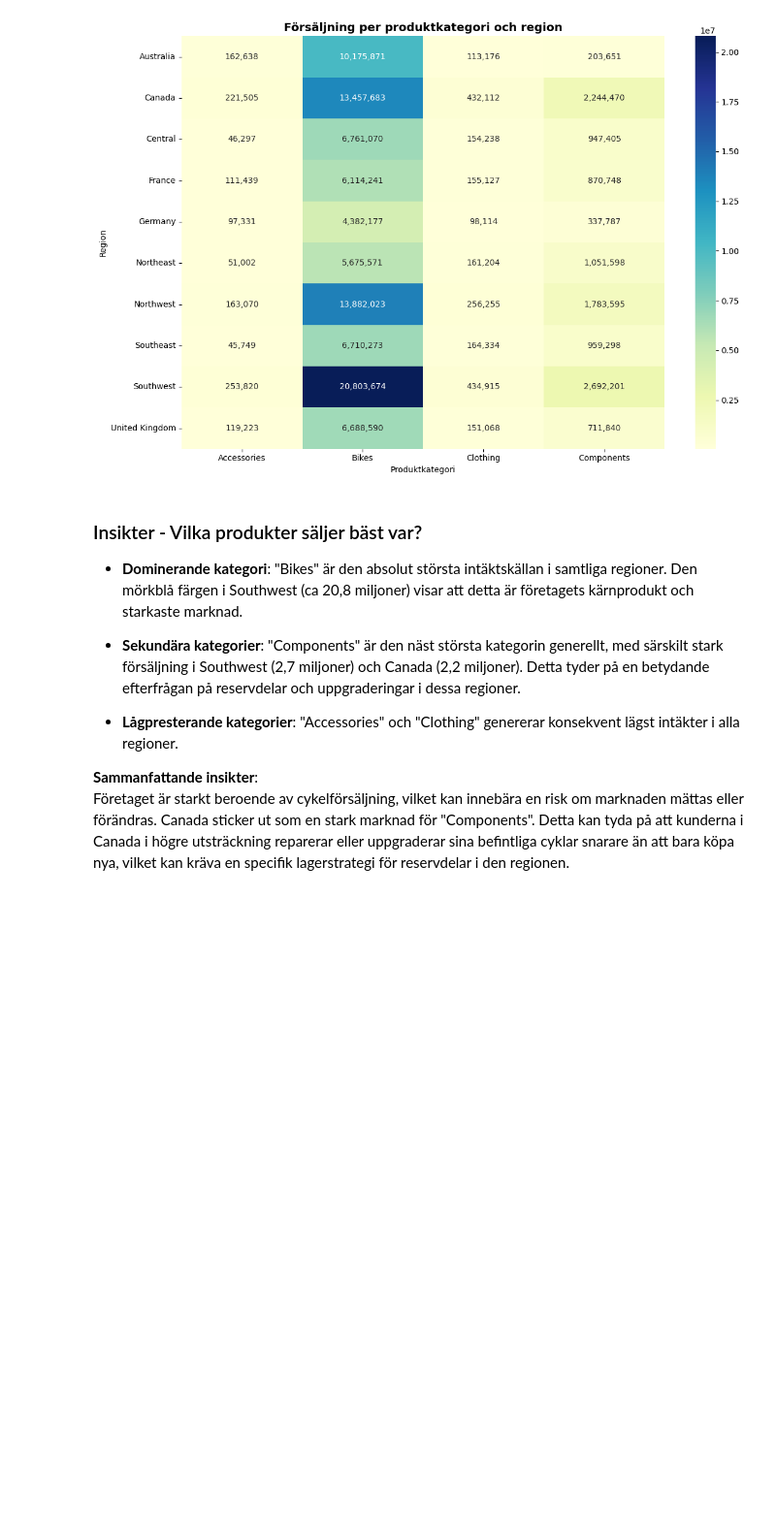
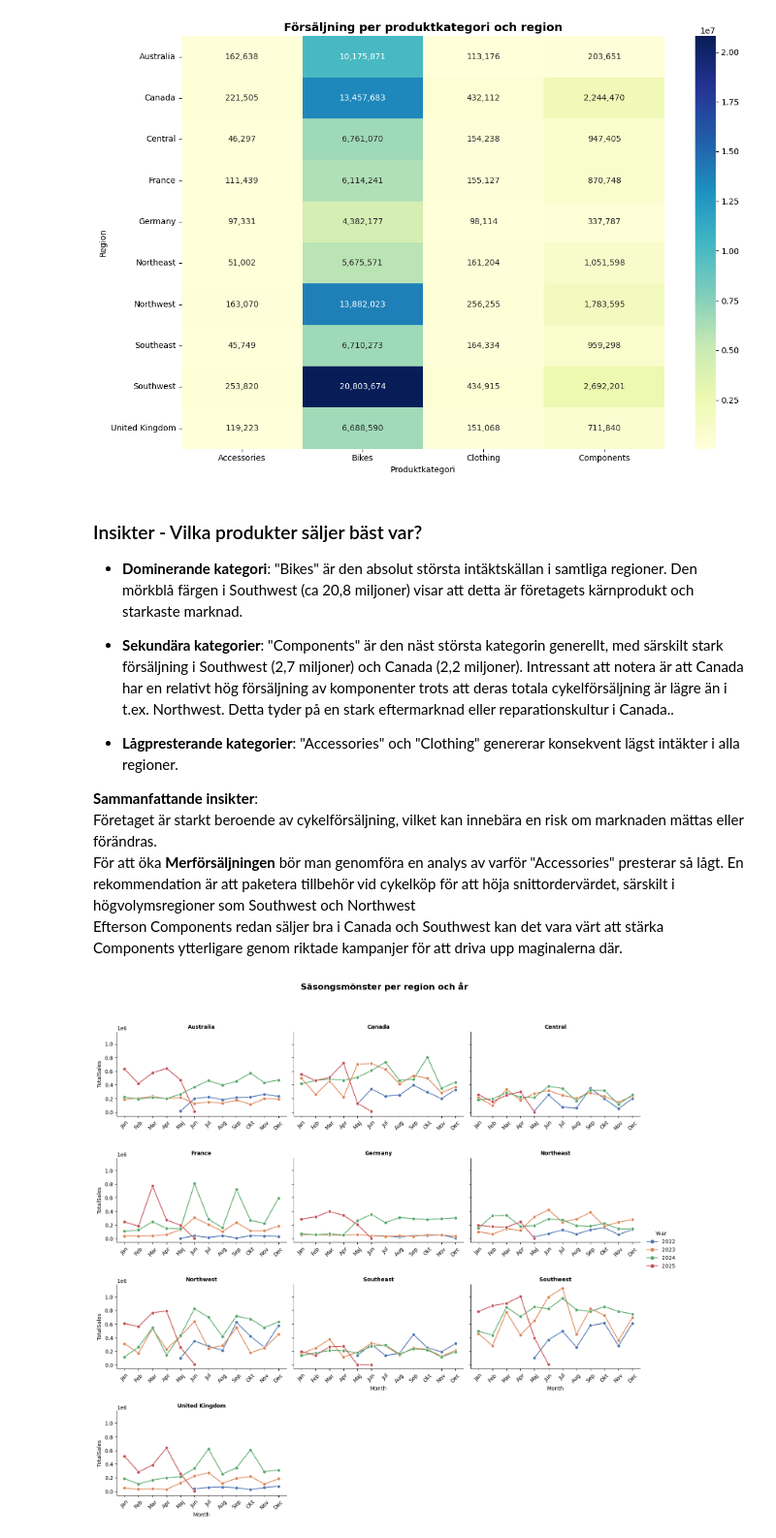
Before and after one commit to Shara-Hysen/adventureworks-sales-analysis-assignment, a Jupyter notebook: analysis.ipynb, the cells around one changed output. Shown at 97% size. Drawn from its saved outputs; the diff is of its cells as text; code cells hidden in the pictures; blank space fills up the shorter version.

```diff
--- a/analysis.ipynb
+++ b/analysis.ipynb
@@ -751,10 +767,58 @@ plt.show()
 
 * **Dominerande kategori**: "Bikes" är den absolut största intäktskällan i samtliga regioner. Den mörkblå färgen i Southwest (ca 20,8 miljoner) visar att detta är företagets kärnprodukt och starkaste marknad.
 
-* **Sekundära kategorier**: "Components" är den näst största kategorin generellt, med särskilt stark försäljning i Southwest (2,7 miljoner) och Canada (2,2 miljoner). Detta tyder på en betydande efterfrågan på reservdelar och uppgraderingar i dessa regioner.
+* **Sekundära kategorier**: "Components" är den näst största kategorin generellt, med särskilt stark försäljning i Southwest (2,7 miljoner) och Canada (2,2 miljoner). Intressant att notera är att Canada har en relativt hög försäljning av komponenter trots att deras totala cykelförsäljning är lägre än i t.ex. Northwest. Detta tyder på en stark eftermarknad eller reparationskultur i Canada..
 
 * **Lågpresterande kategorier**: "Accessories" och "Clothing" genererar konsekvent lägst intäkter i alla regioner.
 
 **Sammanfattande insikter**:
 Företaget är starkt beroende av cykelförsäljning, vilket kan innebära en risk om marknaden mättas eller förändras.
-Canada sticker ut som en stark marknad för "Components". Detta kan tyda på att kunderna i Canada i högre utsträckning reparerar eller uppgraderar sina befintliga cyklar snarare än att bara köpa nya, vilket kan kräva en specifik lagerstrategi för reservdelar i den regionen.
+För att öka **Merförsäljningen** bör man genomföra en analys av varför "Accessories" presterar så lågt. En rekommendation är att paketera tillbehör vid cykelköp för att höja snittordervärdet, särskilt i högvolymsregioner som Southwest och Northwest
+Efterson Components redan säljer bra i Canada och Southwest kan det vara värt att stärka Components ytterligare genom riktade kampanjer för att driva upp maginalerna där.
+# %%
+query_deep_vis3 = """
+SELECT
+    st.Name AS RegionName,
+    DATEFROMPARTS(YEAR(soh.OrderDate), MONTH(soh.OrderDate), 1) AS YearMonth,
+    SUM(soh.SubTotal) AS TotalSales
+FROM Sales.SalesTerritory st
+INNER JOIN Sales.Customer c ON st.TerritoryID = c.TerritoryID
+INNER JOIN Sales.SalesOrderHeader soh ON c.CustomerID = soh.CustomerID
+GROUP BY st.Name, YEAR(OrderDate), MONTH(OrderDate)
+ORDER BY RegionName,YearMonth
+"""
+
+df_deep_vis3 = query_df(query_deep_vis3)
+
+# Data för diagram
+df_deep_vis3['YearMonth'] = pd.to_datetime(df_deep_vis3['YearMonth'])
+df_deep_vis3['Year'] = df_deep_vis3['YearMonth'].dt.year
+df_deep_vis3['Month'] = df_deep_vis3['YearMonth'].dt.month
+
+# Skapa grafer för varje region med Seaborn
+g = sns.relplot(
+    data=df_deep_vis3,
+    x='Month', y='TotalSales',
+    hue='Year', col='RegionName',
+    kind='line', marker='o',
+    col_wrap=3, height=4, aspect=1.2,
+    palette='deep'
+    )
+
+# Lägger till månader under varje graf samt lite mellanrum
+for ax in g.axes.flatten():
+    ax.tick_params(labelbottom=True)
+
+g.figure.subplots_adjust(bottom=0.15, hspace=0.5)
+
+# Diagramtitlar
+g.figure.suptitle('Säsongsmönster per region och år', fontsize=16, fontweight='bold')
+g.set_titles("{col_name}", weight='bold')
+g.set(xticks=range(1, 13))
+g.set_xticklabels(['Jan','Feb','Mar','Apr','Maj','Jun','Jul','Aug','Sep','Okt','Nov','Dec'], rotation=45)
+
+
+plt.subplots_adjust(top=0.9)
+plt.show()
+# %% [output]
+[figure, added]
```
Also changed, not shown: parts of 3 cells of this notebook, 1 other file.
